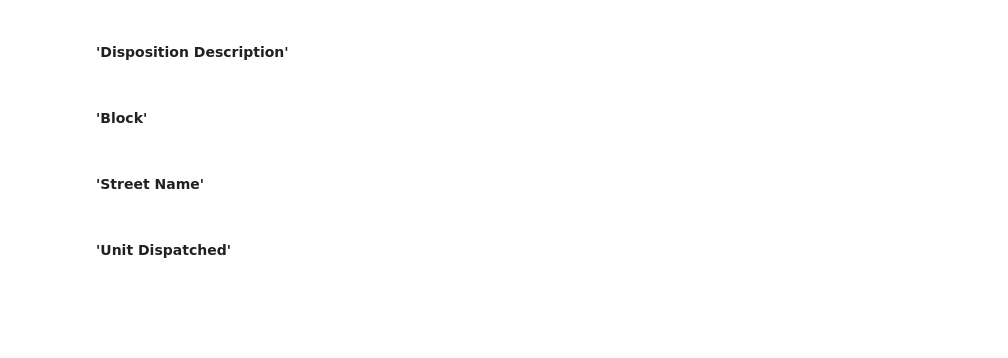
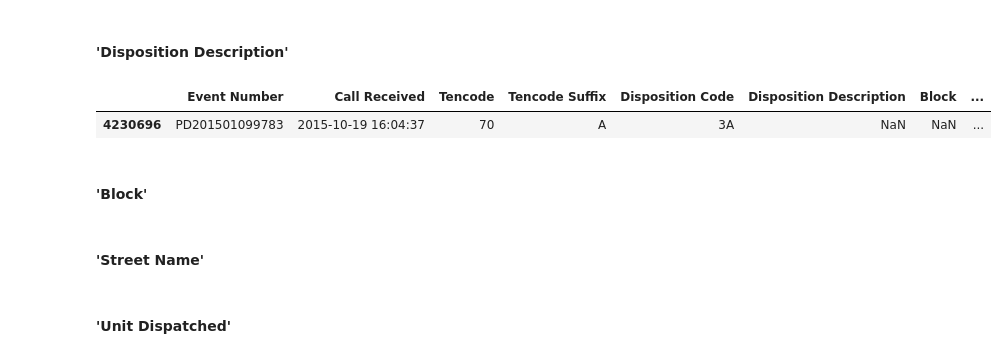
Before and after one commit to JacobTews/nash_police, a Jupyter notebook: process.ipynb, the cells around one changed output. Saved outputs shown, nothing was run; the diff lists cells and outputs as text; code cells hidden in the pictures; blank space fills up the shorter version.

```diff
--- a/process.ipynb
+++ b/process.ipynb
@@ -295,5 +331,10 @@ def disposition_code_clean
 # %% [markdown]
 #### 'Disposition Description'
+# %%
+samp_df[samp_df['Disposition Code'] == '3A']
+# %% [output]
+|  | Event Number | Call Received | Tencode | Tencode Suffix | Disposition Code | Disposition Description | Block | ... |
+| 4230696 | PD201501099783 | 2015-10-19 16:04:37 | 70 | A | 3A | NaN | NaN | ... |
 # %% [markdown]
 #### 'Block'
 # %% [markdown]
```
Also changed, not shown: parts of 7 cells of this notebook.
